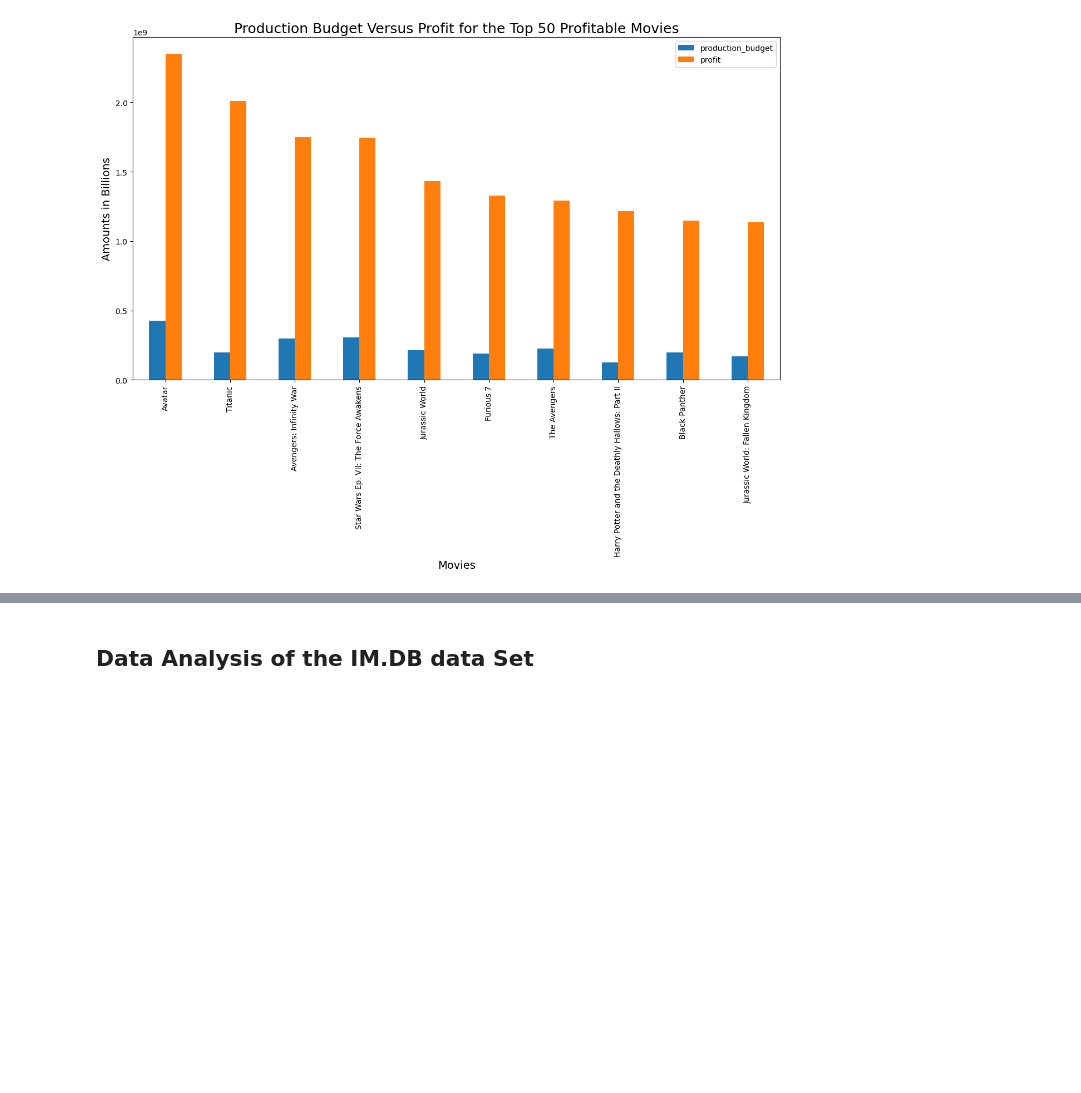
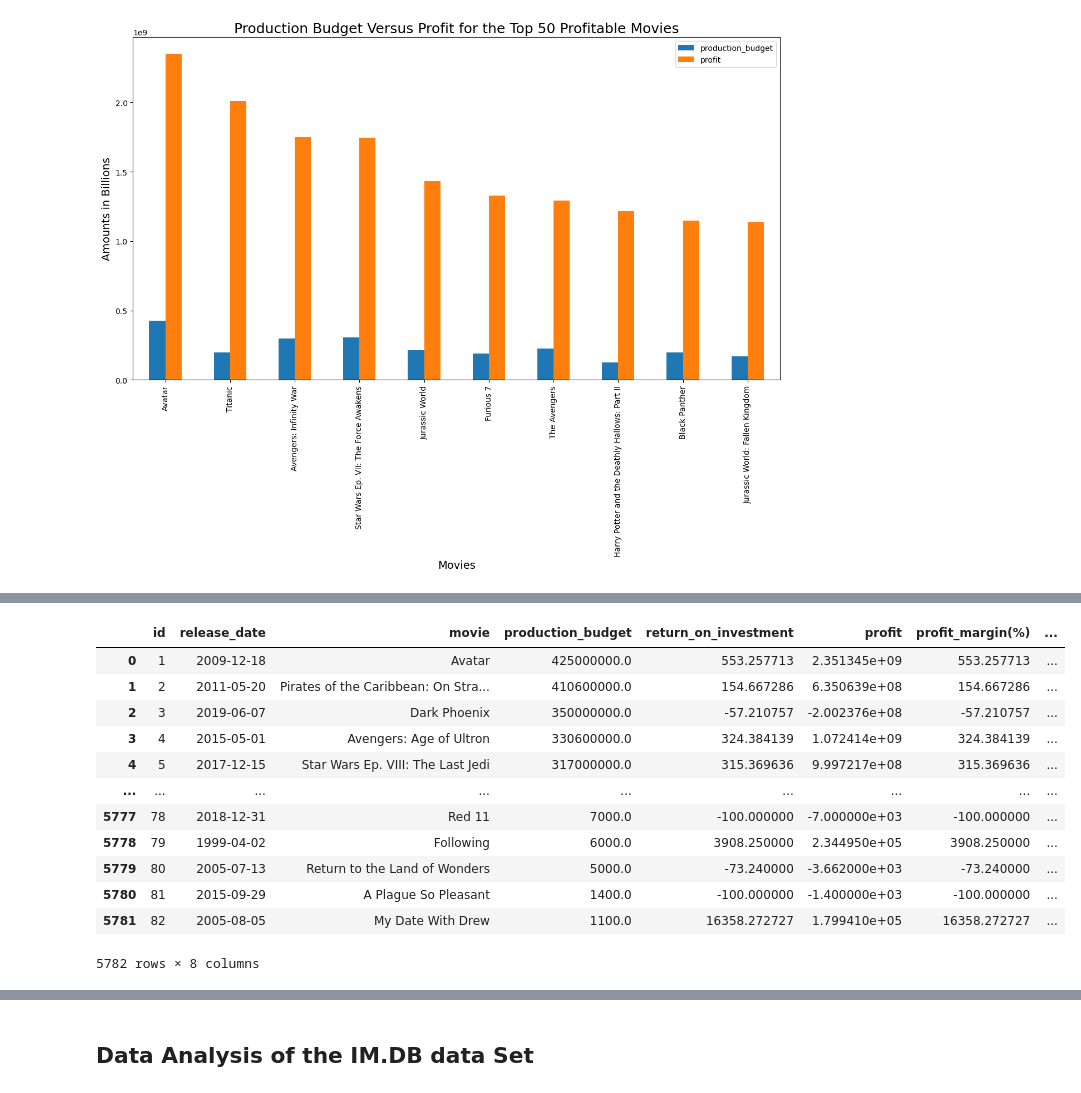
Before and after one commit to Annbellah/dsc-phase-1-project-v2-4, a Jupyter notebook: student.ipynb, the cells around one changed output, grey strips where cells are left out. Drawn from its saved outputs; the diff is of its cells as text; code cells hidden in the pictures; blank space fills up the shorter version.

```diff
--- a/student.ipynb
+++ b/student.ipynb
@@ -479,0 +496,18 @@ plt.savefig('ProductionBudgetVersusProfitfortheTop50ProfitableMovies');
+# %%
+#Added a new column called release_month, displaying only the month from the release date.
+movie_budgets_df['release_month'] = [x.strftime('%B') for x in movie_budgets_df['release_date']]
+movie_budgets_df
+# %% [output]
+|  | id | release_date | movie | production_budget | return_on_investment | profit | profit_margin(%) | ... |
+| 0 | 1 | 2009-12-18 | Avatar | 425000000.0 | 553.257713 | 2.351345e+09 | 553.257713 | ... |
+| 1 | 2 | 2011-05-20 | Pirates of the Caribbean: On Stra... | 410600000.0 | 154.667286 | 6.350639e+08 | 154.667286 | ... |
+| 2 | 3 | 2019-06-07 | Dark Phoenix | 350000000.0 | -57.210757 | -2.002376e+08 | -57.210757 | ... |
+| 3 | 4 | 2015-05-01 | Avengers: Age of Ultron | 330600000.0 | 324.384139 | 1.072414e+09 | 324.384139 | ... |
+| 4 | 5 | 2017-12-15 | Star Wars Ep. VIII: The Last Jedi | 317000000.0 | 315.369636 | 9.997217e+08 | 315.369636 | ... |
+| ... | ... | ... | ... | ... | ... | ... | ... | ... |
+| 5777 | 78 | 2018-12-31 | Red 11 | 7000.0 | -100.000000 | -7.000000e+03 | -100.000000 | ... |
+| 5778 | 79 | 1999-04-02 | Following | 6000.0 | 3908.250000 | 2.344950e+05 | 3908.250000 | ... |
+| 5779 | 80 | 2005-07-13 | Return to the Land of Wonders | 5000.0 | -73.240000 | -3.662000e+03 | -73.240000 | ... |
+| 5780 | 81 | 2015-09-29 | A Plague So Pleasant | 1400.0 | -100.000000 | -1.400000e+03 | -100.000000 | ... |
+| 5781 | 82 | 2005-08-05 | My Date With Drew | 1100.0 | 16358.272727 | 1.799410e+05 | 16358.272727 | ... |
+5782 rows × 8 columns
```
Also changed, not shown: parts of 7 cells of this notebook.
